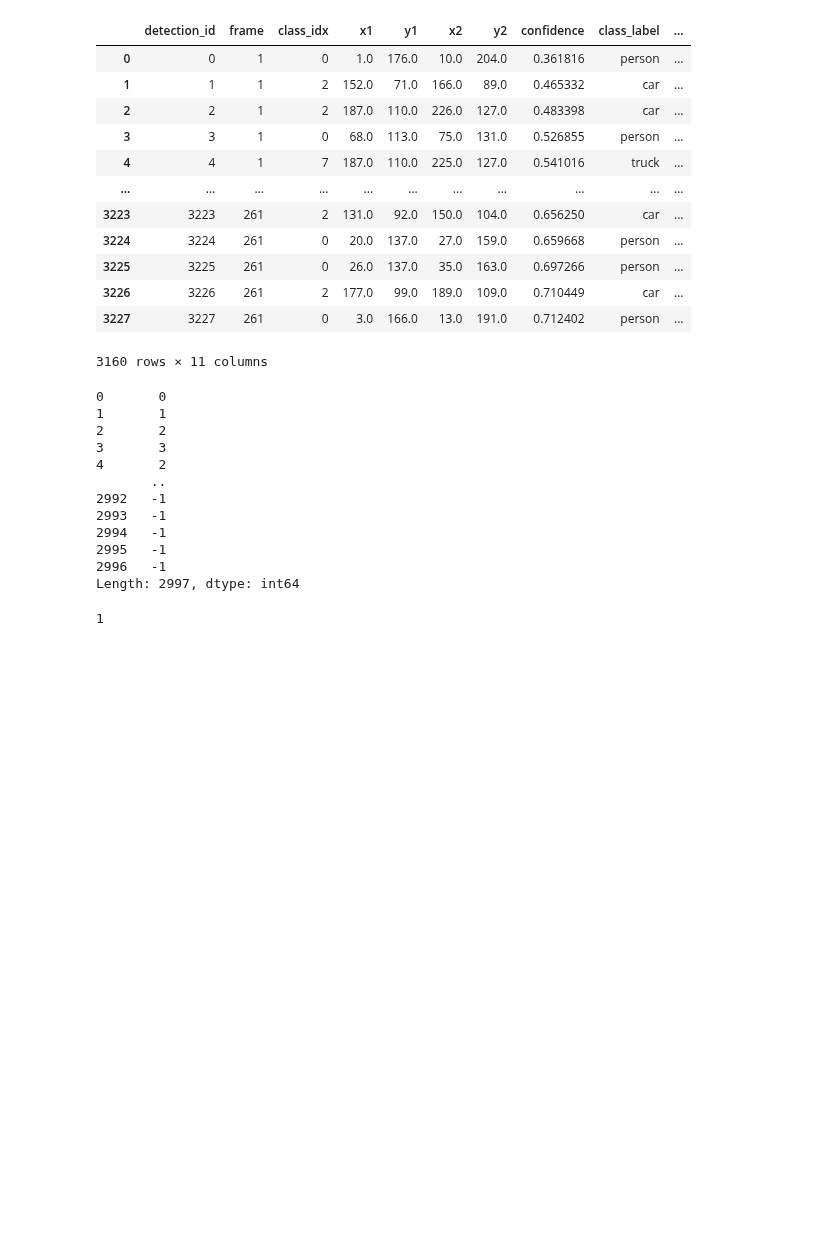
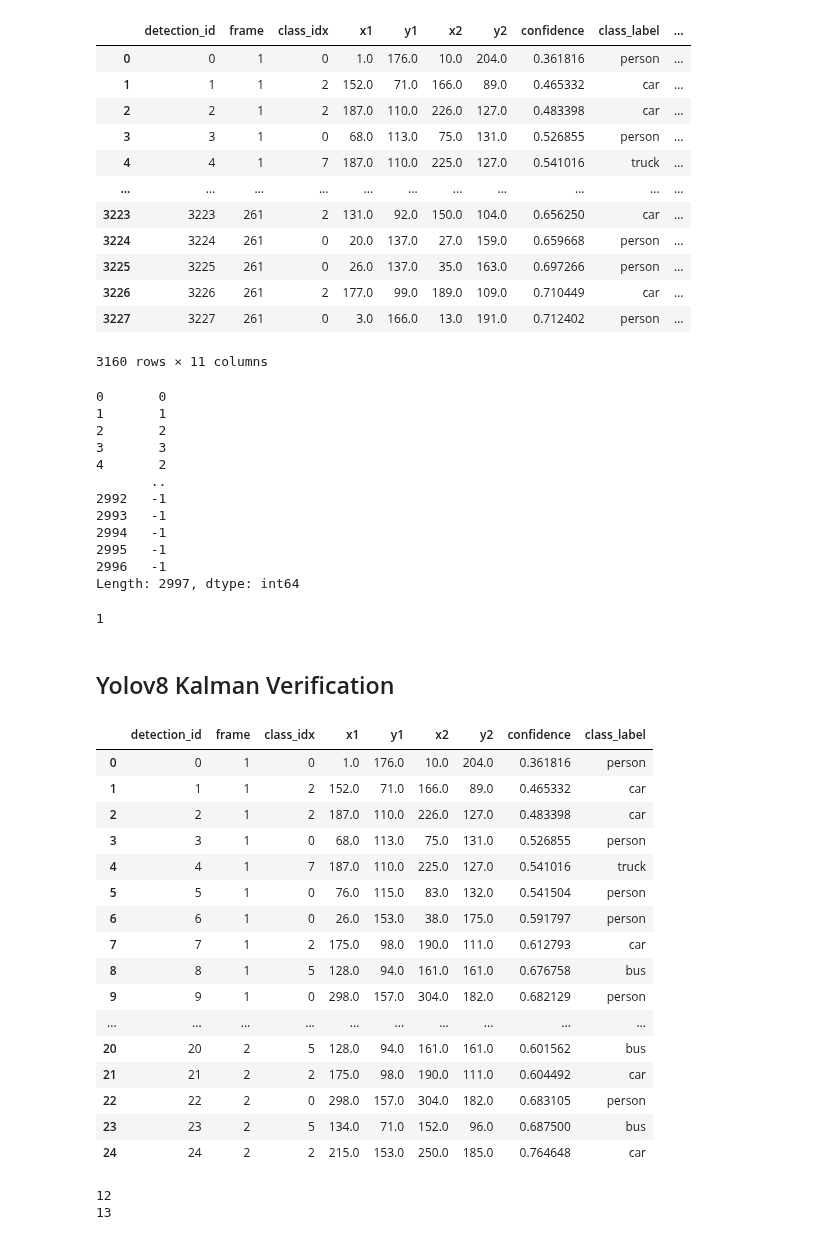
Before and after one commit to MEng-Team-Project/MEng-Team-Project-ML, a Jupyter notebook: notebooks/2. SQLite3 Attempt.ipynb, the cells around one changed output. Drawn from its saved outputs; the diff is of its cells as text; code cells hidden in the pictures; blank space fills up the shorter version.

```diff
--- a/notebooks/2. SQLite3 Attempt.ipynb
+++ b/notebooks/2. SQLite3 Attempt.ipynb
@@ -261,3 +261,32 @@ Length: 2997, dtype: int64
 tracked_df_matching_det.iloc[1]
 # %% [output]
 1
+# %% [markdown]
+## Yolov8 Kalman Verification
+# %%
+detections_df[detections_df["frame"] < 3]
+# %% [output]
+|  | detection_id | frame | class_idx | x1 | y1 | x2 | y2 | confidence | class_label |
+| 0 | 0 | 1 | 0 | 1.0 | 176.0 | 10.0 | 204.0 | 0.361816 | person |
+| 1 | 1 | 1 | 2 | 152.0 | 71.0 | 166.0 | 89.0 | 0.465332 | car |
+| 2 | 2 | 1 | 2 | 187.0 | 110.0 | 226.0 | 127.0 | 0.483398 | car |
+| 3 | 3 | 1 | 0 | 68.0 | 113.0 | 75.0 | 131.0 | 0.526855 | person |
+| 4 | 4 | 1 | 7 | 187.0 | 110.0 | 225.0 | 127.0 | 0.541016 | truck |
+| 5 | 5 | 1 | 0 | 76.0 | 115.0 | 83.0 | 132.0 | 0.541504 | person |
+| 6 | 6 | 1 | 0 | 26.0 | 153.0 | 38.0 | 175.0 | 0.591797 | person |
+| 7 | 7 | 1 | 2 | 175.0 | 98.0 | 190.0 | 111.0 | 0.612793 | car |
+| 8 | 8 | 1 | 5 | 128.0 | 94.0 | 161.0 | 161.0 | 0.676758 | bus |
+| 9 | 9 | 1 | 0 | 298.0 | 157.0 | 304.0 | 182.0 | 0.682129 | person |
+| ... | ... | ... | ... | ... | ... | ... | ... | ... | ... |
+| 20 | 20 | 2 | 5 | 128.0 | 94.0 | 161.0 | 161.0 | 0.601562 | bus |
+| 21 | 21 | 2 | 2 | 175.0 | 98.0 | 190.0 | 111.0 | 0.604492 | car |
+| 22 | 22 | 2 | 0 | 298.0 | 157.0 | 304.0 | 182.0 | 0.683105 | person |
+| 23 | 23 | 2 | 5 | 134.0 | 71.0 | 152.0 | 96.0 | 0.687500 | bus |
+| 24 | 24 | 2 | 2 | 215.0 | 153.0 | 250.0 | 185.0 | 0.764648 | car |
+# %%
+for frame in [1, 2]:
+    l = detections_df[detections_df["frame"] == frame].shape[0]
+    print(l)
+# %% [output]
+12
+13
```
Also changed, not shown: parts of 4 cells of this notebook, 2 other files.
